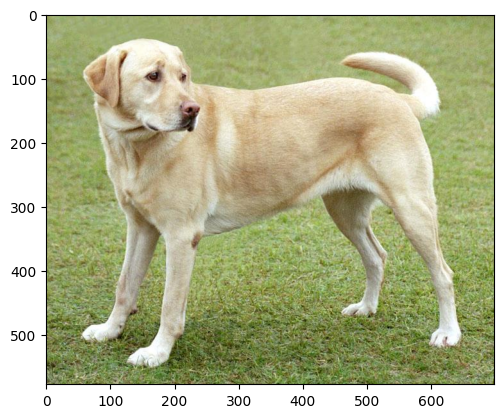
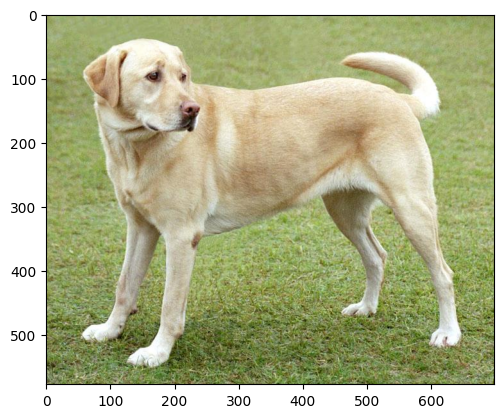
Unified diff of the notebook cell whose output changed from the first chart to the second:
--- before
+++ after
@@ -1 +1 @@
-plt.imshow(img[0])
+plt.imshow(imagenes[0])

Commit: Verificaciones para que los programas corran sin problemas